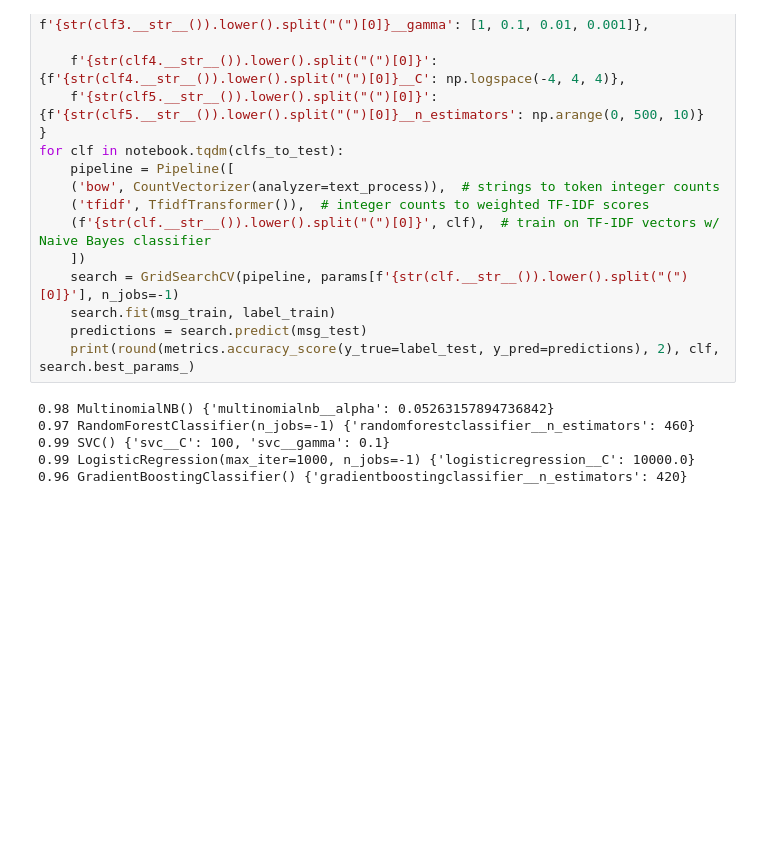
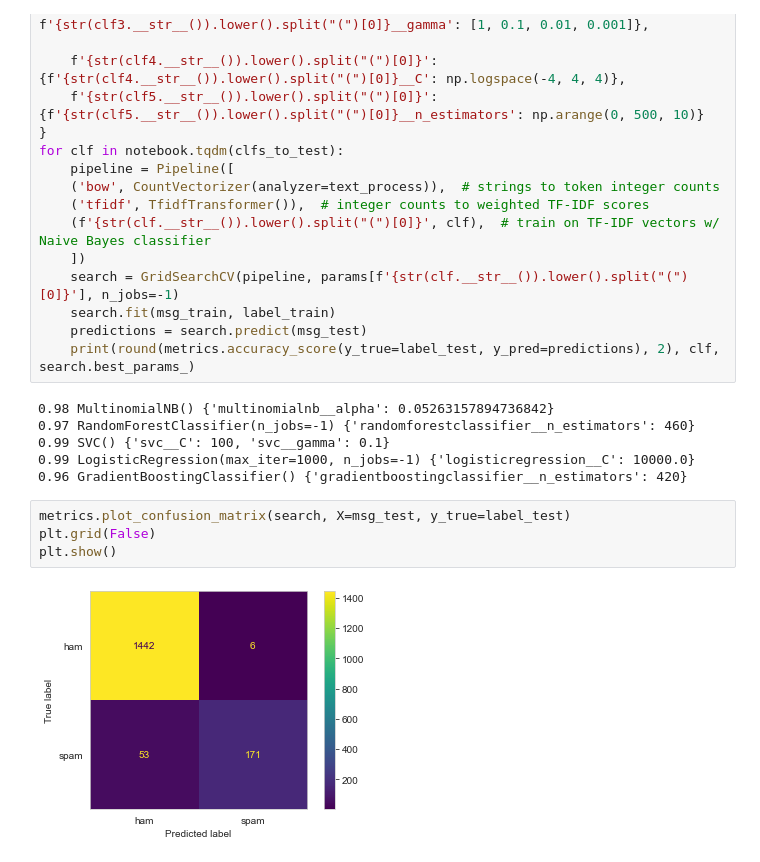
Before and after one commit to alex-rpd/ML_Examples, a Jupyter notebook: 06-NLP_SpamFilter.ipynb, the cells around one changed output. Cells and saved outputs as stored; diff of their text form; blank space fills up the shorter version.

```diff
--- a/06-NLP_SpamFilter.ipynb
+++ b/06-NLP_SpamFilter.ipynb
@@ -356,3 +356,9 @@ for clf in notebook.tqdm(clfs_to_test):
 0.99 SVC() {'svc__C': 100, 'svc__gamma': 0.1}
 0.99 LogisticRegression(max_iter=1000, n_jobs=-1) {'logisticregression__C': 10000.0}
 0.96 GradientBoostingClassifier() {'gradientboostingclassifier__n_estimators': 420}
+# %%
+metrics.plot_confusion_matrix(search, X=msg_test, y_true=label_test)
+plt.grid(False)
+plt.show()
+# %% [output]
+[figure, added]
```
Also changed, not shown: parts of 1 cell of this notebook, 8 other files.
